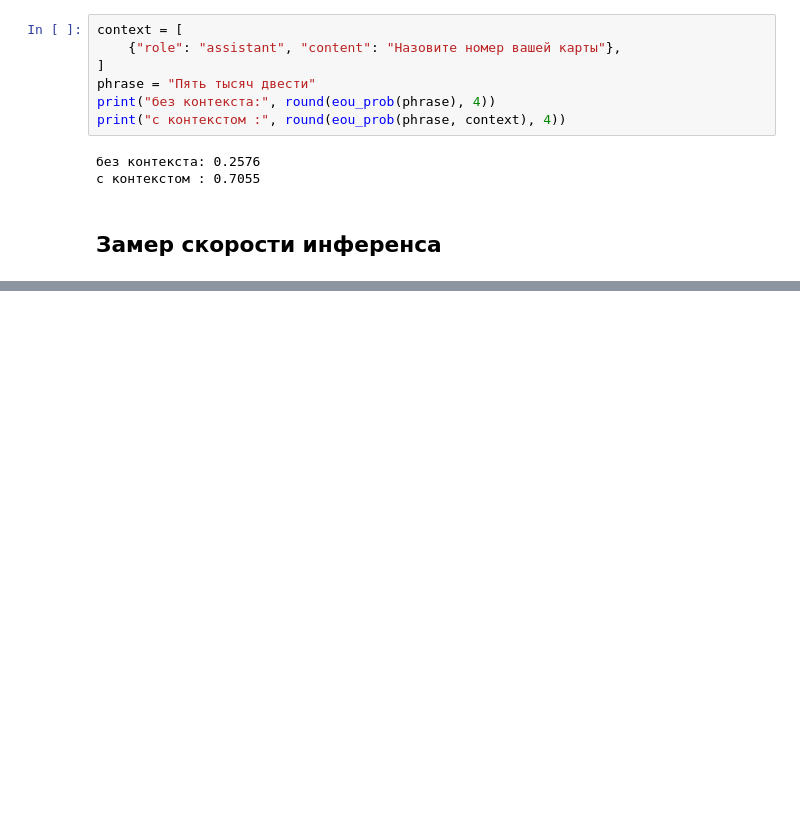
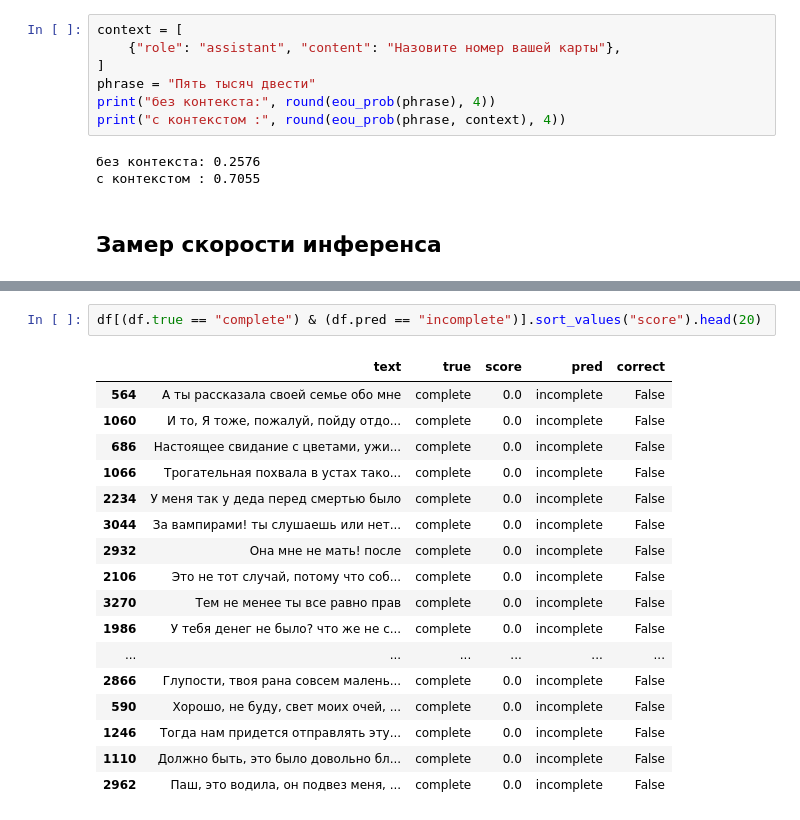
Before and after one commit to aeondf/Eot, a Jupyter notebook: notebooks/02_livekit_turn_detector.ipynb, the cells around one changed output, grey strips where cells are left out. Saved outputs shown, nothing was run; the diff lists cells and outputs as text; blank space fills up the shorter version.

```diff
--- a/notebooks/02_livekit_turn_detector.ipynb
+++ b/notebooks/02_livekit_turn_detector.ipynb
@@ -144,0 +325,20 @@ FP/FN при нашем пороге (см. `docs/05_metrics.md`).
+# %%
+df[(df.true == "complete") & (df.pred == "incomplete")].sort_values("score").head(20)
+# %% [output]
+|  | text | true | score | pred | correct |
+| 564 | А ты рассказала своей семье обо мне | complete | 0.0 | incomplete | False |
+| 1060 | И то, Я тоже, пожалуй, пойду отдо... | complete | 0.0 | incomplete | False |
+| 686 | Настоящее свидание с цветами, ужи... | complete | 0.0 | incomplete | False |
+| 1066 | Трогательная похвала в устах тако... | complete | 0.0 | incomplete | False |
+| 2234 | У меня так у деда перед смертью было | complete | 0.0 | incomplete | False |
+| 3044 | За вампирами! ты слушаешь или нет... | complete | 0.0 | incomplete | False |
+| 2932 | Она мне не мать! после | complete | 0.0 | incomplete | False |
+| 2106 | Это не тот случай, потому что соб... | complete | 0.0 | incomplete | False |
+| 3270 | Тем не менее ты все равно прав | complete | 0.0 | incomplete | False |
+| 1986 | У тебя денег не было? что же не с... | complete | 0.0 | incomplete | False |
+| ... | ... | ... | ... | ... | ... |
+| 2866 | Глупости, твоя рана совсем малень... | complete | 0.0 | incomplete | False |
+| 590 | Хорошо, не буду, свет моих очей, ... | complete | 0.0 | incomplete | False |
+| 1246 | Тогда нам придется отправлять эту... | complete | 0.0 | incomplete | False |
+| 1110 | Должно быть, это было довольно бл... | complete | 0.0 | incomplete | False |
+| 2962 | Паш, это водила, он подвез меня, ... | complete | 0.0 | incomplete | False |
```
Also changed, not shown: parts of 17 cells of this notebook, 12 other files.
